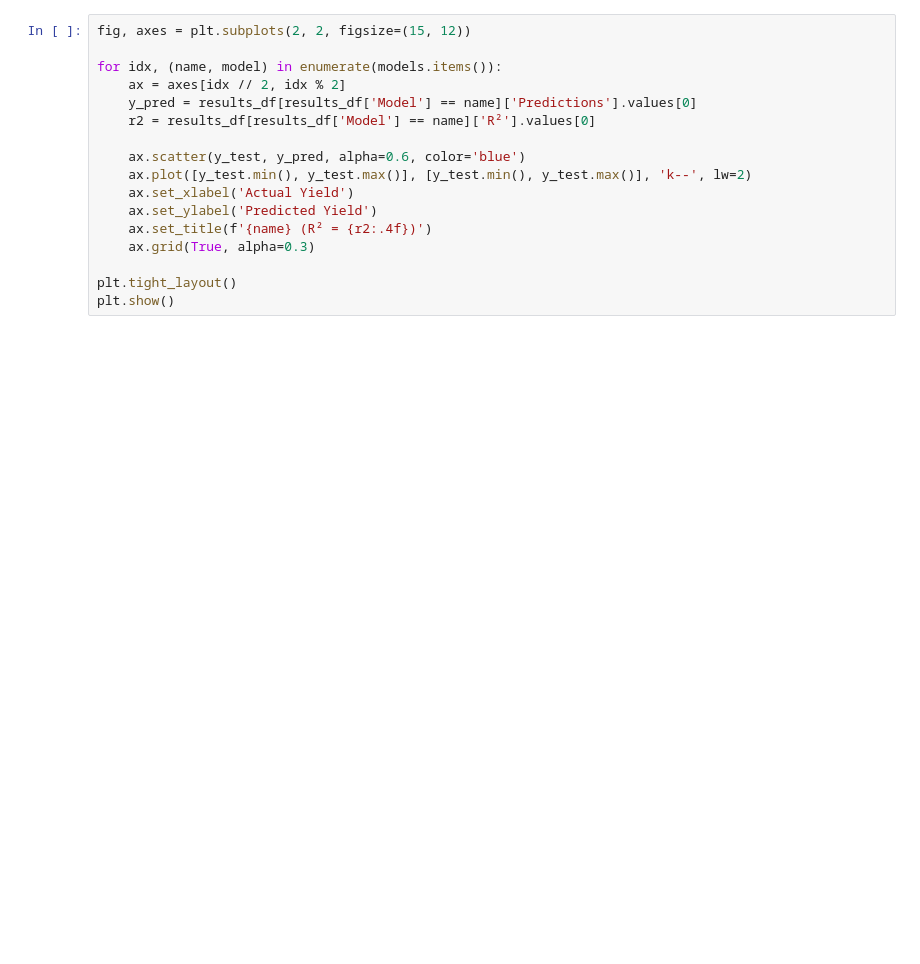
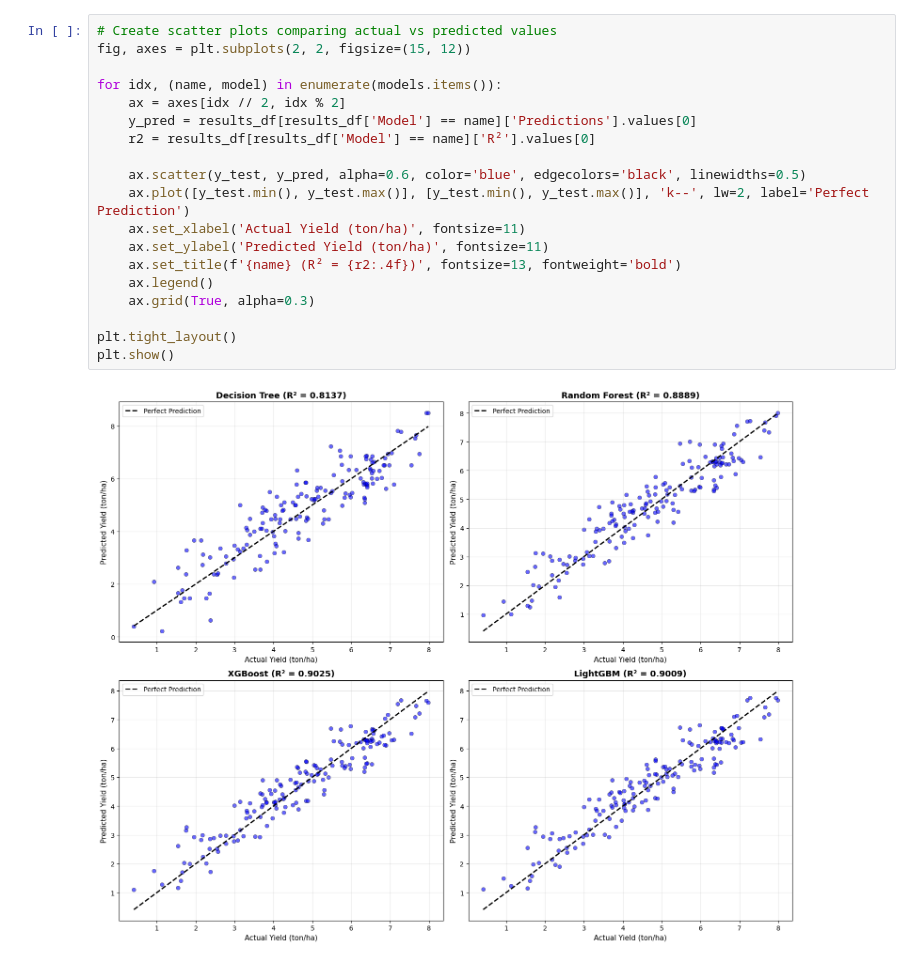
Before and after one commit to DPutra17/Final-Project-Machine-Learning, a Jupyter notebook: notebooks/Final_Model_XGBoost.ipynb, the cells around one changed output. Saved outputs shown, nothing was run; the diff lists cells and outputs as text; blank space fills up the shorter version.

```diff
--- a/notebooks/Final_Model_XGBoost.ipynb
+++ b/notebooks/Final_Model_XGBoost.ipynb
@@ -109,18 +215,22 @@ print(f"\n🏆 Best Model: {best_model_name}")
 # %%
+# Create scatter plots comparing actual vs predicted values
 fig, axes = plt.subplots(2, 2, figsize=(15, 12))
 
 for idx, (name, model) in enumerate(models.items()):
     ax = axes[idx // 2, idx % 2]
     y_pred = results_df[results_df['Model'] == name]['Predictions'].values[0]
     r2 = results_df[results_df['Model'] == name]['R²'].values[0]
 
-    ax.scatter(y_test, y_pred, alpha=0.6, color='blue')
-    ax.plot([y_test.min(), y_test.max()], [y_test.min(), y_test.max()], 'k--', lw=2)
-    ax.set_xlabel('Actual Yield')
-    ax.set_ylabel('Predicted Yield')
-    ax.set_title(f'{name} (R² = {r2:.4f})')
+    ax.scatter(y_test, y_pred, alpha=0.6, color='blue', edgecolors='black', linewidths=0.5)
+    ax.plot([y_test.min(), y_test.max()], [y_test.min(), y_test.max()], 'k--', lw=2, label='Perfect Prediction')
+    ax.set_xlabel('Actual Yield (ton/ha)', fontsize=11)
+    ax.set_ylabel('Predicted Yield (ton/ha)', fontsize=11)
+    ax.set_title(f'{name} (R² = {r2:.4f})', fontsize=13, fontweight='bold')
+    ax.legend()
     ax.grid(True, alpha=0.3)
 
 plt.tight_layout()
 plt.show()
+# %% [output]
+[figure, added]
 # %%
```
Also changed, not shown: parts of 18 cells of this notebook, 12 other files.
